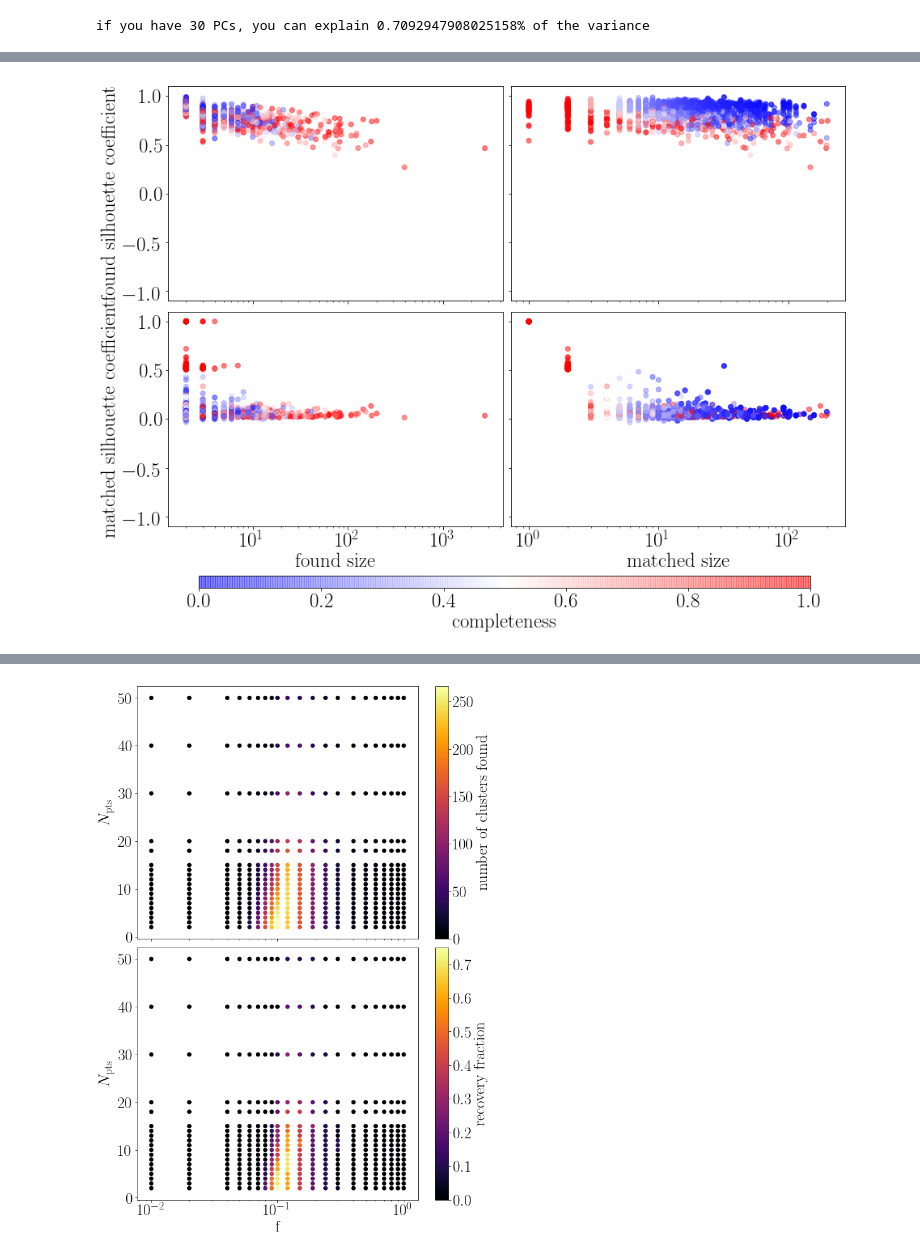
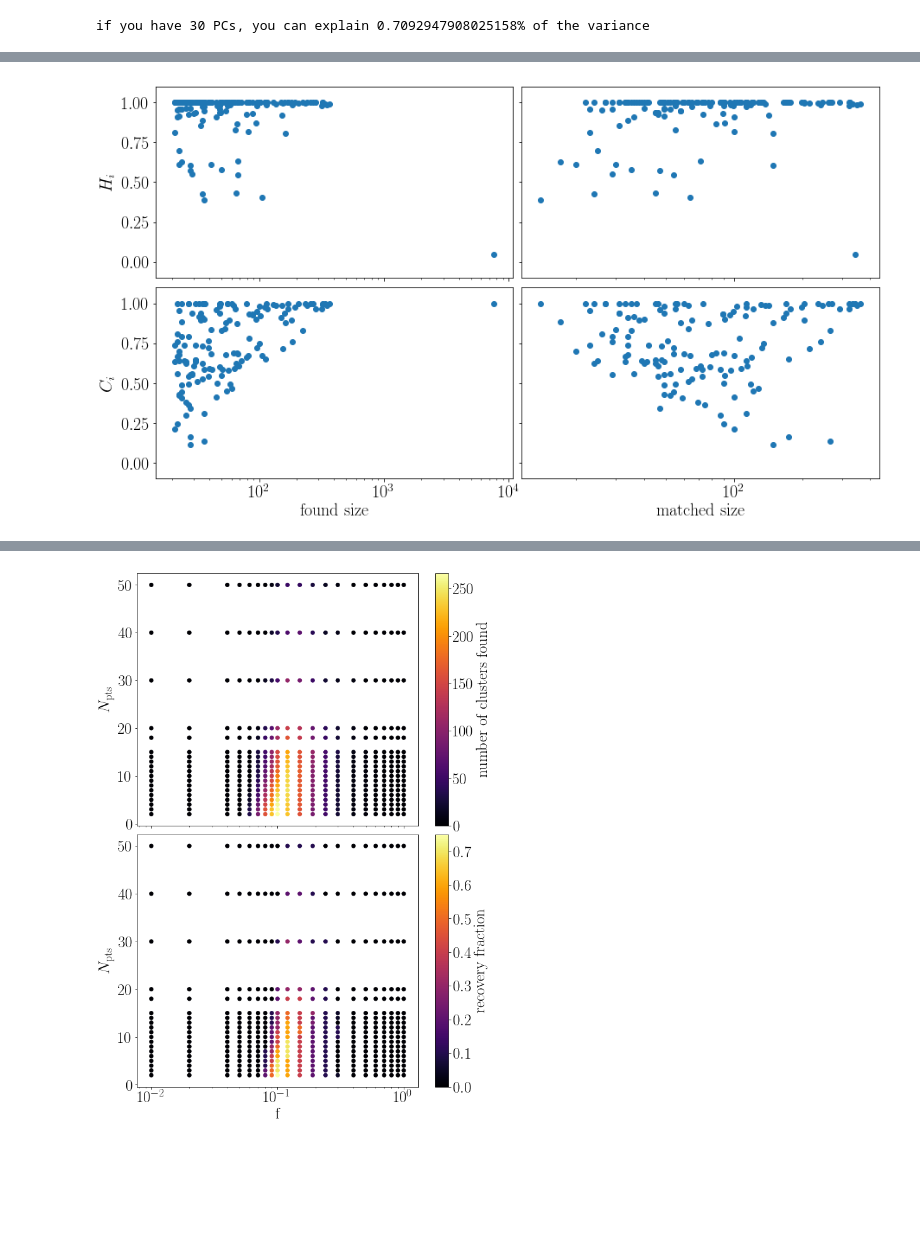
Before and after one commit to npricejones/clustercases, a Jupyter notebook: paper_plots.ipynb, the cells around one changed output, grey strips where cells are left out. Saved outputs shown, nothing was run; the diff lists cells and outputs as text; code cells hidden in the pictures; blank space fills up the shorter version.

```diff
--- a/paper_plots.ipynb
+++ b/paper_plots.ipynb
@@ -12,4 +12,4 @@ print(typenames)
 {'spec': 'spectra', 'abun': 'abundances', 'reda': 'reduced abundances', 'toph': 'tophat windows', 'wind': 'windows', 'prin': '10 principal components', 'prin2': '02 principal components', 'prin5': '05 ...
 # %%
 d = read_results(datatype = 'spec', case = 12,
-                 timestamp = '2018-08-14.20.35.09.910397')
+                 timestamp = '2018-08-27.23.06.28.732683')#'2018-08-14.20.35.09.910397')
@@ -467,5 +539,14 @@ def histogram2d(fig,ax,x,y,bins=100,clabel=False,vmin=0,vmax=110,norm='lin',defa
     elif not clabel:
         cbar=fig.colorbar(im,pad = 0)
         cbar.ax.tick_params(labelsize=fs)
+# %%
+d.read_run_data(eps=0.1,min_sample=3,update=True,datatype='prin30')
+
+matchtlabs = d.matchtlabs
+ecut = 0.8
+ccut = 0.8
+sizemin=0
+success=(d.eff>ecut)*(d.com>ccut)*(d.fsize>sizemin)
+bad = np.invert(success)
 # %%
 plt.figure(figsize=(10,8))
@@ -479,3 +568,12 @@ plt.tight_layout()
+# %%
+d.read_run_data(eps=0.15,min_sample=3,update=True,datatype='prin30')
+
+matchtlabs = d.matchtlabs
+ecut = 0.8
+ccut = 0.8
+sizemin=0
+success=(d.eff>ecut)*(d.com>ccut)*(d.fsize>sizemin)
+bad = np.invert(success)
 # %%
 ndim = 15
 ecut = 0.8
@@ -520,24 +990,58 @@ for elem in elems:
 # %%
-d.read_run_data(eps=0.1,min_sample=2,update=True,datatype='prin30')
+font = {'family': 'serif',
+        'weight': 'normal',
+        'size'  :  20
+}
+cmap = 'viridis_r'#'coolwarm'
+sizelim = 20
+mask = d.fsize > sizelim
+fsizes = np.sort(d.fsize[mask])
+matplotlib.rc('font',**font)
+d.read_run_data(eps=0.1,min_sample=3,update=True,datatype='prin30')
 fig, ((ax1, ax2), (ax3, ax4)) = plt.subplots(2, 2, sharex='col', sharey='row',figsize=(15,10))
 ax1.set_xscale('log')
-sc = ax1.scatter(d.fsize,d.fsil,c=d.com,cmap='bwr',vmin=0,vmax=1,alpha=0.5)
-ax1.set_ylabel('found silhouette coefficient')
-ax1.set_ylim(-1.1,1.1)
+sc = ax1.scatter(d.fsize[mask],d.eff[mask])#,c=d.com,cmap=cmap,vmin=0,vmax=1,alpha=0.5)
+ax1.set_ylabel('$H_i$')
+ax1.set_ylim(-0.1,1.1)
 ax2.set_xscale('log')
-sc = ax2.scatter(d.msize,d.fsil,c=d.com,cmap='bwr',vmin=0,vmax=1,alpha=0.5)
-ax2.set_ylim(-1.1,1.1)
+sc = ax2.scatter(d.msize[mask],d.eff[mask])#,c=d.com,cmap=cmap,vmin=0,vmax=1,alpha=0.5)
+ax2.set_ylim(-0.1,1.1)
 ax3.set_xscale('log')
-sc = ax3.scatter(d.fsize,d.msil,c=d.com,cmap='bwr',vmin=0,vmax=1,alpha=0.5)
-ax3.set_ylabel('matched silhouette coefficient')
+sc = ax3.scatter(d.fsize[mask],d.com[mask])#,c=d.com,cmap=cmap,vmin=0,vmax=1,alpha=0.5)
+ax3.set_ylabel('$C_i$')
 ax3.set_xlabel('found size')
-ax3.set_ylim(-1.1,1.1)
+ax3.set_ylim(-0.1,1.1)
 ax4.set_xscale('log')
-sc = ax4.scatter(d.msize,d.msil,c=d.com,cmap='bwr',vmin=0,vmax=1,alpha=0.5)
-ax4.set_ylim(-1.1,1.1)
+sc = ax4.scatter(d.msize[mask],d.com[mask])#,c=d.com,cmap=cmap,vmin=0,vmax=1,alpha=0.5)
+ax4.set_ylim(-0.1,1.1)
 ax4.set_xlabel('matched size')
-cbar_ax = fig.add_axes([0.16, 0.02, 0.7, 0.02])
+#cbar_ax = fig.add_axes([0.16, 0.15, 0.7, 0.02])
+#cbar = fig.colorbar(sc, cax=cbar_ax, orientation='horizontal',label='completeness')
+plt.subplots_adjust(hspace=0.05,wspace=0.025,bottom=0.25)
+#plt.savefig('silhouette_plots.pdf')
+plt.figure()
+plt.plot(d.eff[mask],d.com[mask],'.')
+
+fig, ((ax1, ax2), (ax3, ax4)) = plt.subplots(2, 2, sharex='col', sharey='row',figsize=(15,10))
+ax1.set_xscale('log')
+sc = ax1.scatter(d.fsize[mask],d.fsil[mask],c=d.com[mask],cmap=cmap,vmin=0,vmax=1,alpha=0.5)
+ax1.set_ylabel('found $S_i$')
+ax1.set_ylim(-0.1,1.1)
+ax2.set_xscale('log')
+sc = ax2.scatter(d.msize[mask],d.fsil[mask],c=d.com[mask],cmap=cmap,vmin=0,vmax=1,alpha=0.5)
+ax2.set_ylim(-0.1,1.1)
+ax3.set_xscale('log')
+sc = ax3.scatter(d.fsize[mask],d.msil[mask],c=d.com[mask],cmap=cmap,vmin=0,vmax=1,alpha=0.5)
+ax3.set_ylabel('matched $S_i$')
+ax3.set_xlabel('found size')
+ax3.set_ylim(-0.1,1.1)
+ax4.set_xscale('log')
+sc = ax4.scatter(d.msize[mask],d.msil[mask],c=d.com[mask],cmap=cmap,vmin=0,vmax=1,alpha=0.5)
+ax4.set_ylim(-0.1,1.1)
+ax4.set_xlabel('matched size')
+cbar_ax = fig.add_axes([0.16, 0.15, 0.7, 0.02])
 cbar = fig.colorbar(sc, cax=cbar_ax, orientation='horizontal',label='completeness')
-plt.subplots_adjust(hspace=0.05,wspace=0.025)
+plt.subplots_adjust(hspace=0.05,wspace=0.025,bottom=0.25)
+plt.savefig('silhouette_plots.pdf')
 # %% [output]
-[figure, old version]
+[figure, new version]
```
Also changed, not shown: parts of 28 cells of this notebook.
